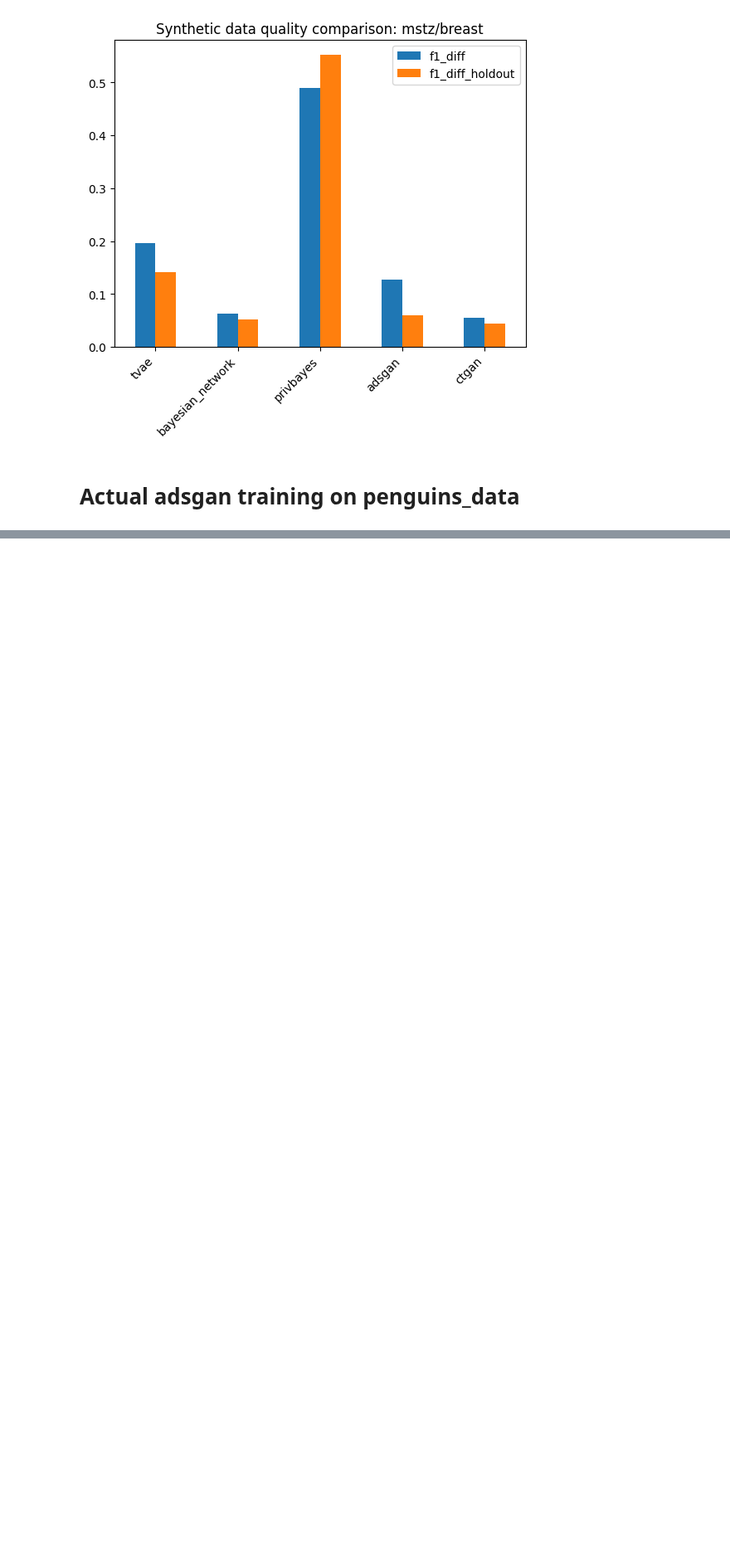
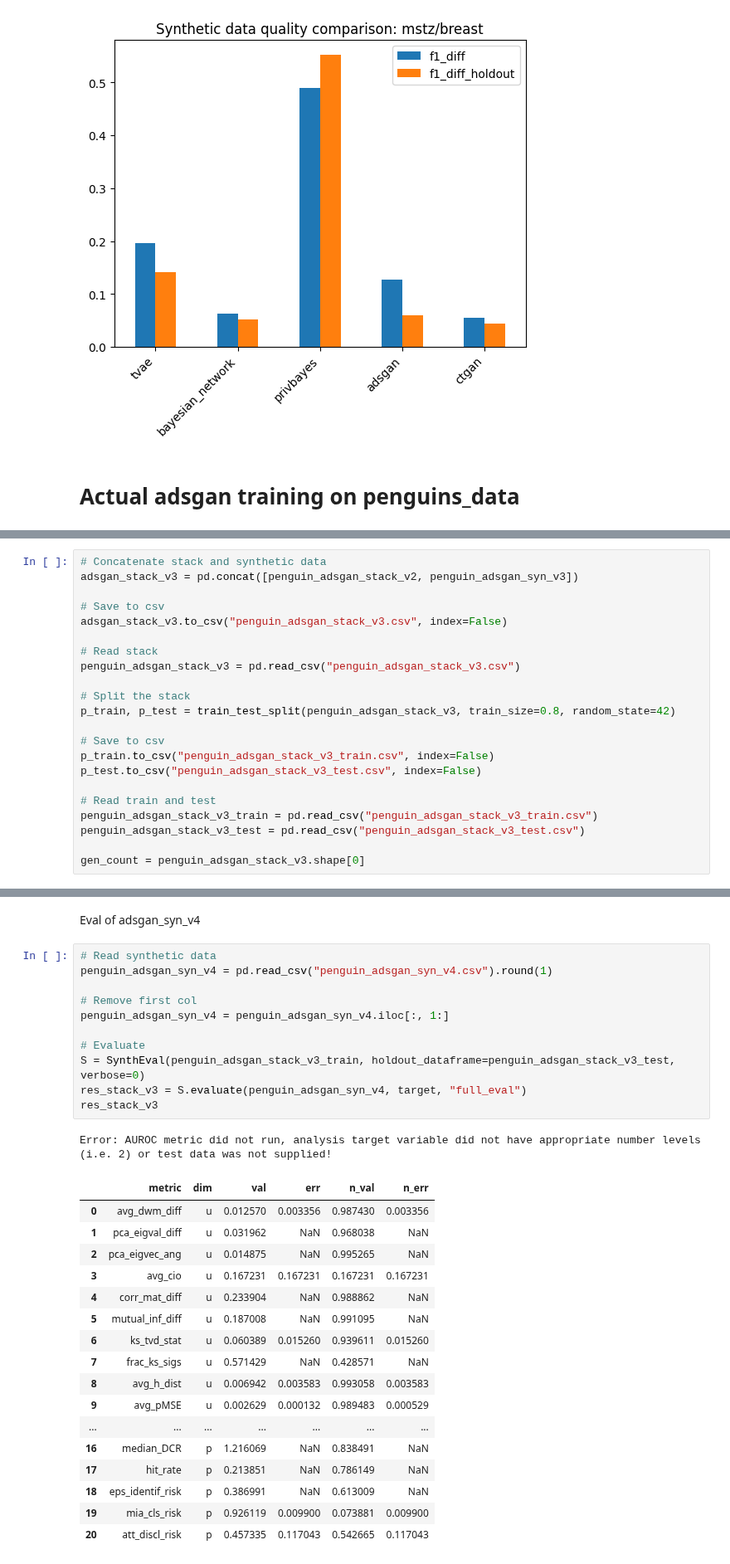
Before and after one commit to LucasBrynk/synthe_size_me, a Jupyter notebook: penguins_adsgan_syn.ipynb, the cells around one changed output, grey strips where cells are left out. Shown at 83% size. Saved outputs shown, nothing was run; the diff lists cells and outputs as text; blank space fills up the shorter version.

```diff
--- a/penguins_adsgan_syn.ipynb
+++ b/penguins_adsgan_syn.ipynb
@@ -108,0 +341,22 @@ plt.show()
+# %%
+# Concatenate stack and synthetic data
+adsgan_stack_v3 = pd.concat([penguin_adsgan_stack_v2, penguin_adsgan_syn_v3])
+
+# Save to csv
+adsgan_stack_v3.to_csv("penguin_adsgan_stack_v3.csv", index=False)
+
+# Read stack
+penguin_adsgan_stack_v3 = pd.read_csv("penguin_adsgan_stack_v3.csv")
+
+# Split the stack
+p_train, p_test = train_test_split(penguin_adsgan_stack_v3, train_size=0.8, random_state=42)
+
+# Save to csv
+p_train.to_csv("penguin_adsgan_stack_v3_train.csv", index=False)
+p_test.to_csv("penguin_adsgan_stack_v3_test.csv", index=False)
+
+# Read train and test
+penguin_adsgan_stack_v3_train = pd.read_csv("penguin_adsgan_stack_v3_train.csv")
+penguin_adsgan_stack_v3_test = pd.read_csv("penguin_adsgan_stack_v3_test.csv")
+
+gen_count = penguin_adsgan_stack_v3.shape[0]
@@ -108,0 +387,32 @@ plt.show()
+# %% [markdown]
+Eval of adsgan_syn_v4
+# %%
+# Read synthetic data
+penguin_adsgan_syn_v4 = pd.read_csv("penguin_adsgan_syn_v4.csv").round(1)
+
+# Remove first col
+penguin_adsgan_syn_v4 = penguin_adsgan_syn_v4.iloc[:, 1:]
+
+# Evaluate
+S = SynthEval(penguin_adsgan_stack_v3_train, holdout_dataframe=penguin_adsgan_stack_v3_test, verbose=0)
+res_stack_v3 = S.evaluate(penguin_adsgan_syn_v4, target, "full_eval")
+res_stack_v3
+# %% [output]
+Error: AUROC metric did not run, analysis target variable did not have appropriate number levels (i.e. 2) or test data was not supplied!
+|  | metric | dim | val | err | n_val | n_err |
+| 0 | avg_dwm_diff | u | 0.012570 | 0.003356 | 0.987430 | 0.003356 |
+| 1 | pca_eigval_diff | u | 0.031962 | NaN | 0.968038 | NaN |
+| 2 | pca_eigvec_ang | u | 0.014875 | NaN | 0.995265 | NaN |
+| 3 | avg_cio | u | 0.167231 | 0.167231 | 0.167231 | 0.167231 |
+| 4 | corr_mat_diff | u | 0.233904 | NaN | 0.988862 | NaN |
+| 5 | mutual_inf_diff | u | 0.187008 | NaN | 0.991095 | NaN |
+| 6 | ks_tvd_stat | u | 0.060389 | 0.015260 | 0.939611 | 0.015260 |
+| 7 | frac_ks_sigs | u | 0.571429 | NaN | 0.428571 | NaN |
+| 8 | avg_h_dist | u | 0.006942 | 0.003583 | 0.993058 | 0.003583 |
+| 9 | avg_pMSE | u | 0.002629 | 0.000132 | 0.989483 | 0.000529 |
+| ... | ... | ... | ... | ... | ... | ... |
+| 16 | median_DCR | p | 1.216069 | NaN | 0.838491 | NaN |
+| 17 | hit_rate | p | 0.213851 | NaN | 0.786149 | NaN |
+| 18 | eps_identif_risk | p | 0.386991 | NaN | 0.613009 | NaN |
+| 19 | mia_cls_risk | p | 0.926119 | 0.009900 | 0.073881 | 0.009900 |
+| 20 | att_discl_risk | p | 0.457335 | 0.117043 | 0.542665 | 0.117043 |
```
Also changed, not shown: parts of 36 cells of this notebook.
